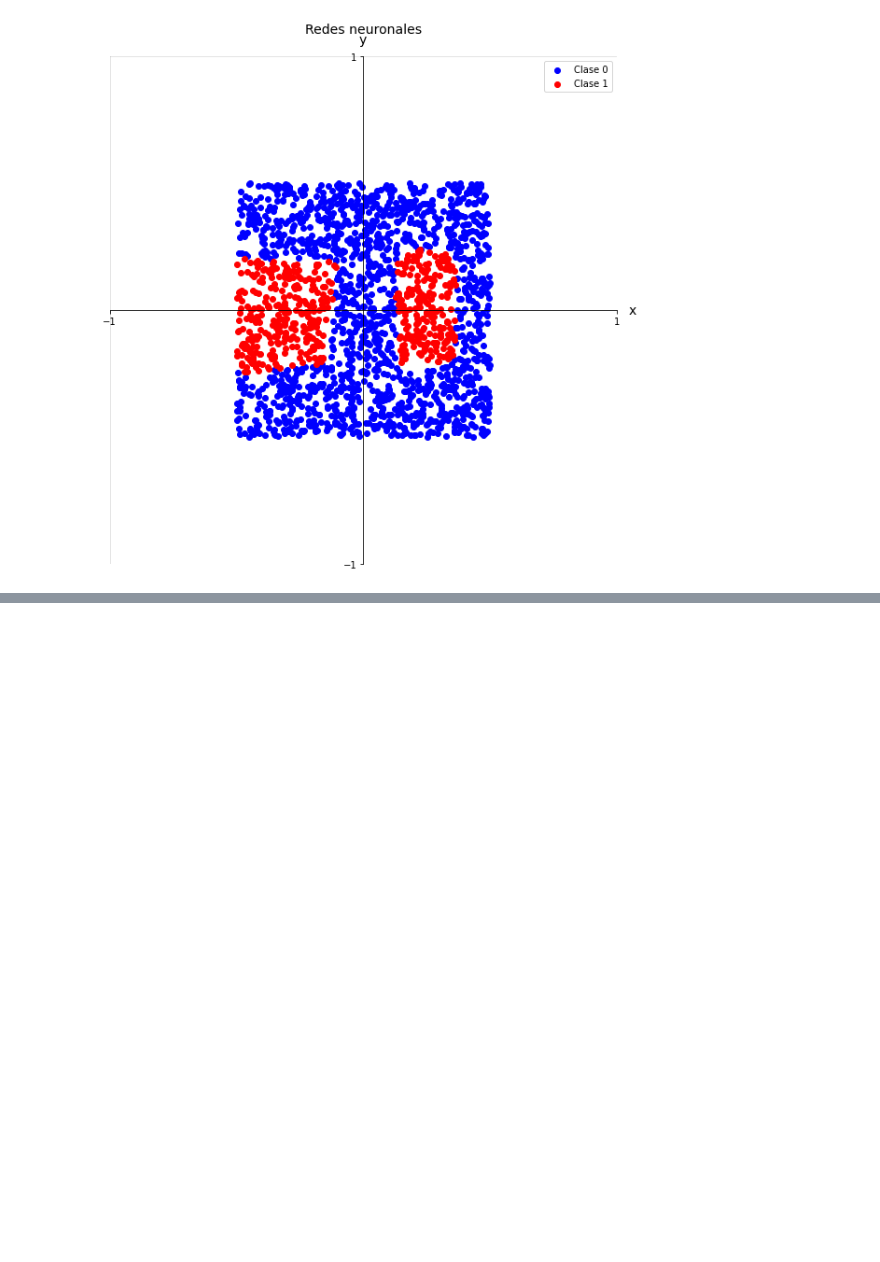
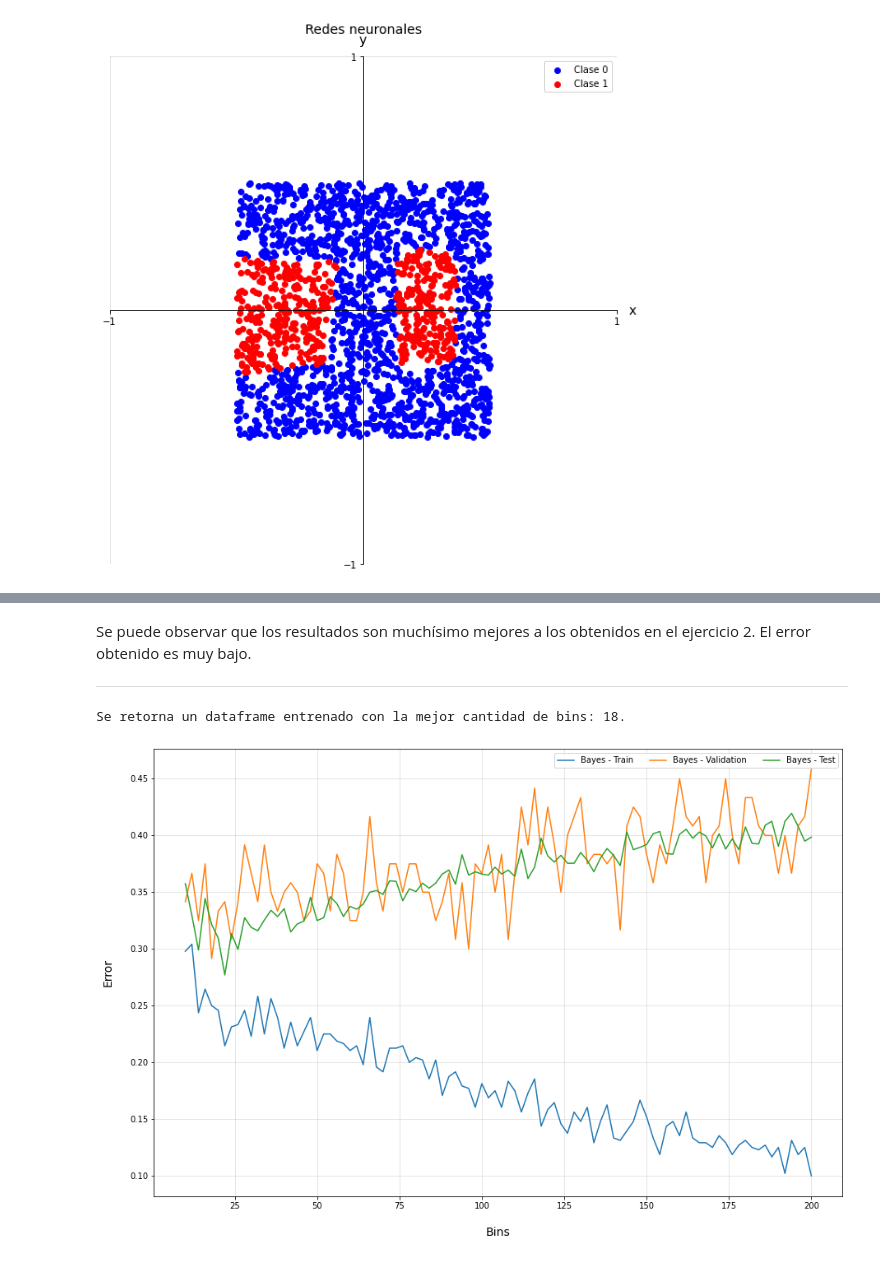
Before and after one commit to sebamoralesasd/IAA, a Jupyter notebook: tp3.ipynb, the cells around one changed output, grey strips where cells are left out. Cells and saved outputs as stored; diff of their text form; code cells hidden in the pictures; blank space fills up the shorter version.

```diff
--- a/tp3.ipynb
+++ b/tp3.ipynb
@@ -134,0 +209,42 @@ Se puede ver claramente que los resultados de Bayes son mucho peores a los obten
+# %% [markdown]
+Se puede observar que los resultados son muchísimo mejores a los obtenidos en el ejercicio 2. El error obtenido es muy bajo.
+
+---
+# %%
+from sklearn.model_selection import train_test_split
+
+def ej4b():
+  N2_values = [2, 10, 20, 40]
+  learning_rate = 0.1
+  momentum = 0.9
+  epocas = 20
+  evaluaciones = 1000
+
+  df_train_val = GeneradorDFEspiral(600, 1).generar_puntos_curva()
+  X_train_val, y_train_val = df_train_val[[0, 1]], df_train_val['Clase']
+  X_train, X_val, y_train, y_val = train_test_split(X_train_val, y_train_val, test_size=0.2, random_state=0)
+
+  df_test = GeneradorDFEspiral(2000, 1).generar_puntos_curva()
+  X_test, y_test = df_test[[0,1]], df_test['Clase']
+
+  n_bins = range(10, 202, 2)
+  best_bins, best_clf, best_kbdisc, df_errores = train_bayes_categorico(n_bins, X_train, y_train, X_val, y_val, X_test, y_test)
+
+  X_test_discreto = best_kbdisc.transform(X_test.copy())
+  predict_test = best_clf.predict(X_test_discreto)
+
+  frame = {0 : X_test[0], 1 : X_test[1], 'Clase' : predict_test}
+  df_test_entrenado = pd.DataFrame(frame, columns=[0, 1, 'Clase'])
+
+  # GraficadorDF(df_test_entrenado).graph_puntos(titulo=f"Espiral con bins = #{best_bins}")
+  print(f"Se retorna un dataframe entrenado con la mejor cantidad de bins: {best_bins}.")
+
+  return df_test_entrenado, df_errores, df_test
+# %%
+df_test_entrenado, df_errores, df_test = ej4b()
+# %% [output]
+Se retorna un dataframe entrenado con la mejor cantidad de bins: 18.
+# %%
+graph_errores_ej4(df_errores, 'Bins')
+# %% [output]
+[figure, added]
```
Also changed, not shown: parts of 11 cells of this notebook, 3 other files.
